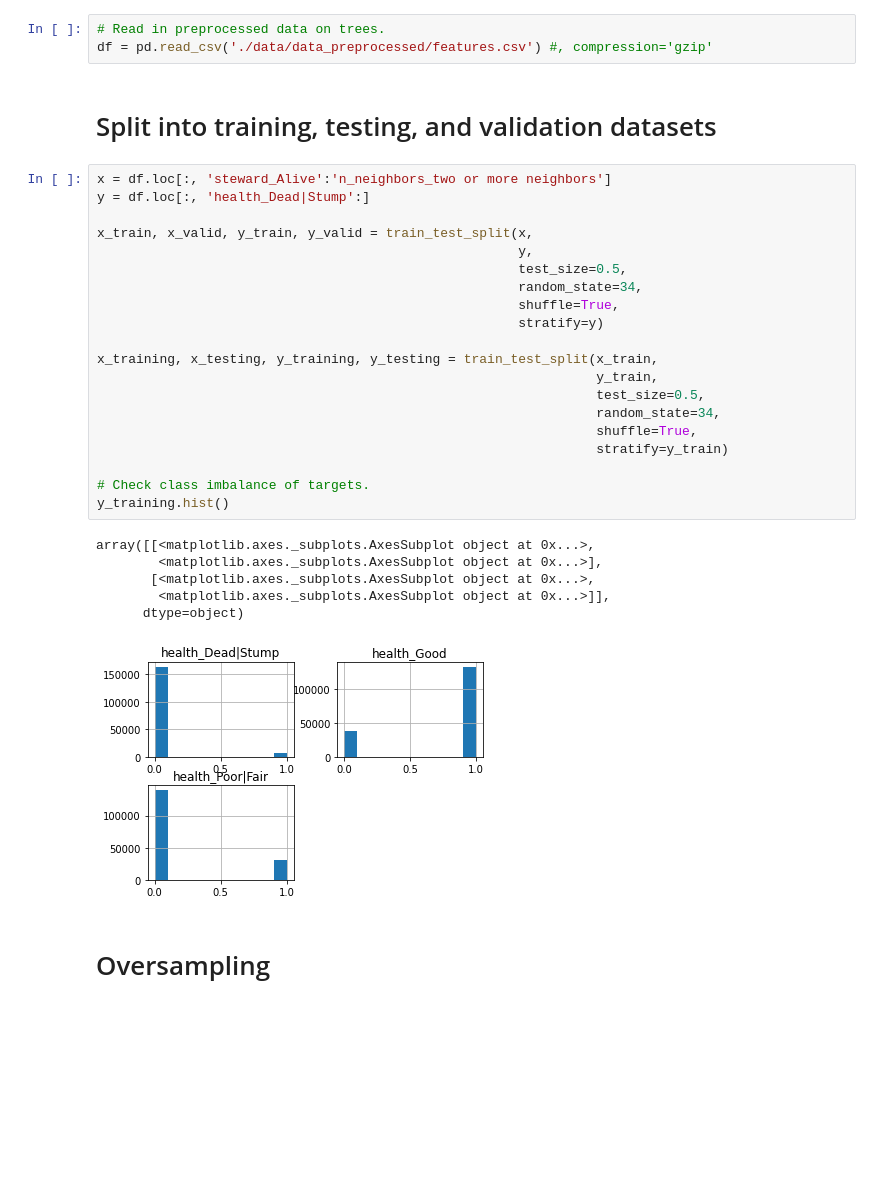
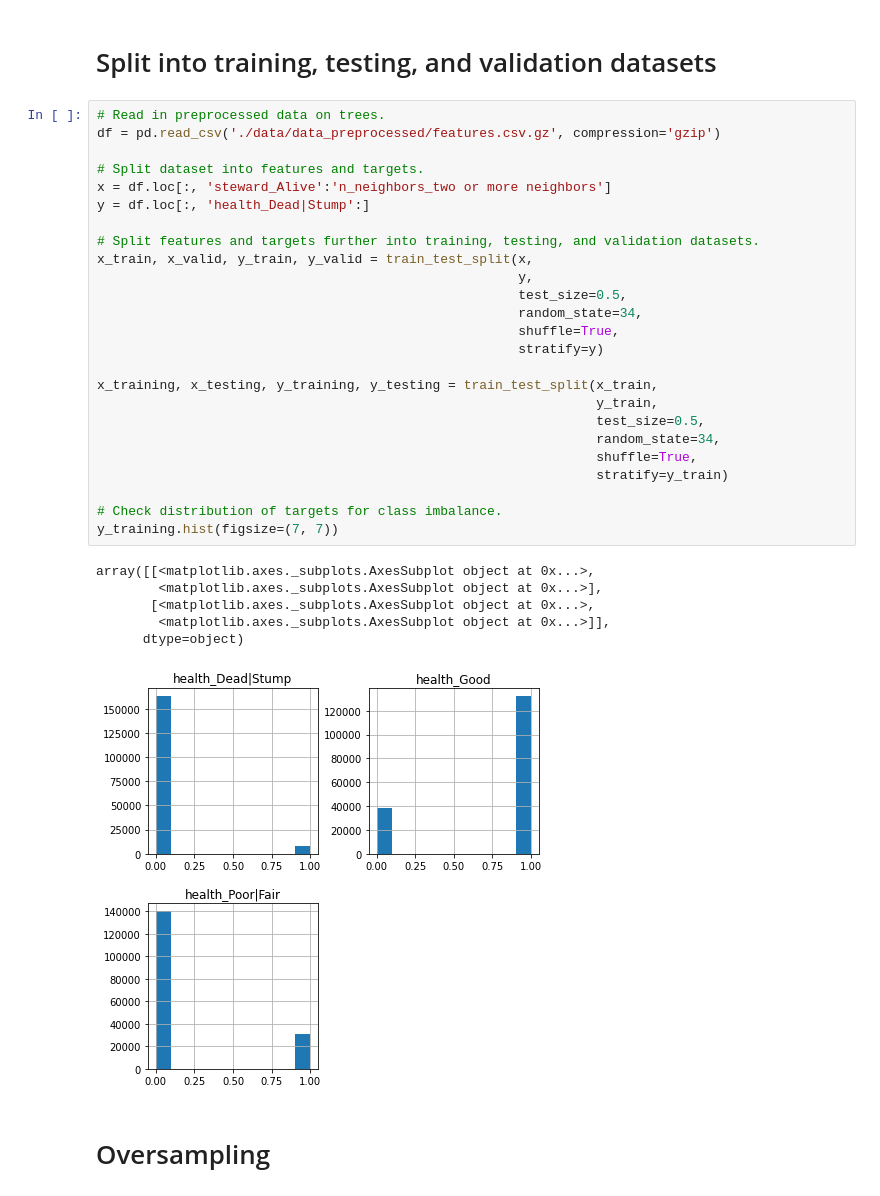
Before and after one commit to lezneklihp/dsend_project_4, a Jupyter notebook: modeling_trees.ipynb, the cells around one changed output. Saved outputs shown, nothing was run; the diff lists cells and outputs as text; blank space fills up the shorter version.

```diff
--- a/modeling_trees.ipynb
+++ b/modeling_trees.ipynb
@@ -22,38 +22,40 @@ from xgboost import XGBClassifier
 pd.set_option('display.max_columns', None)
 pd.set_option('display.max_rows', 500)
 warnings.filterwarnings('ignore')
-# %%
-# Read in preprocessed data on trees.
-df = pd.read_csv('./data/data_preprocessed/features.csv') #, compression='gzip'
 # %% [markdown]
 # Split into training, testing, and validation datasets
 # %%
+# Read in preprocessed data on trees.
+df = pd.read_csv('./data/data_preprocessed/features.csv.gz', compression='gzip')
+
+# Split dataset into features and targets.
 x = df.loc[:, 'steward_Alive':'n_neighbors_two or more neighbors']
 y = df.loc[:, 'health_Dead|Stump':]
 
+# Split features and targets further into training, testing, and validation datasets.
 x_train, x_valid, y_train, y_valid = train_test_split(x,
                                                       y,
                                                       test_size=0.5,
                                                       random_state=34,
                                                       shuffle=True,
                                                       stratify=y)
 
 x_training, x_testing, y_training, y_testing = train_test_split(x_train,
                                                                 y_train,
                                                                 test_size=0.5,
                                                                 random_state=34,
                                                                 shuffle=True,
                                                                 stratify=y_train)
 
-# Check class imbalance of targets.
-y_training.hist()
+# Check distribution of targets for class imbalance.
+y_training.hist(figsize=(7, 7))
 # %% [output]
 array([[<matplotlib.axes._subplots.AxesSubplot object at 0x...>,
         <matplotlib.axes._subplots.AxesSubplot object at 0x...>],
        [<matplotlib.axes._subplots.AxesSubplot object at 0x...>,
         <matplotlib.axes._subplots.AxesSubplot object at 0x...>]],
       dtype=object)
-[figure, old version]
+[figure, new version]
 # %% [markdown]
 # Oversampling
 # %%
```
Also changed, not shown: parts of 23 cells of this notebook.
